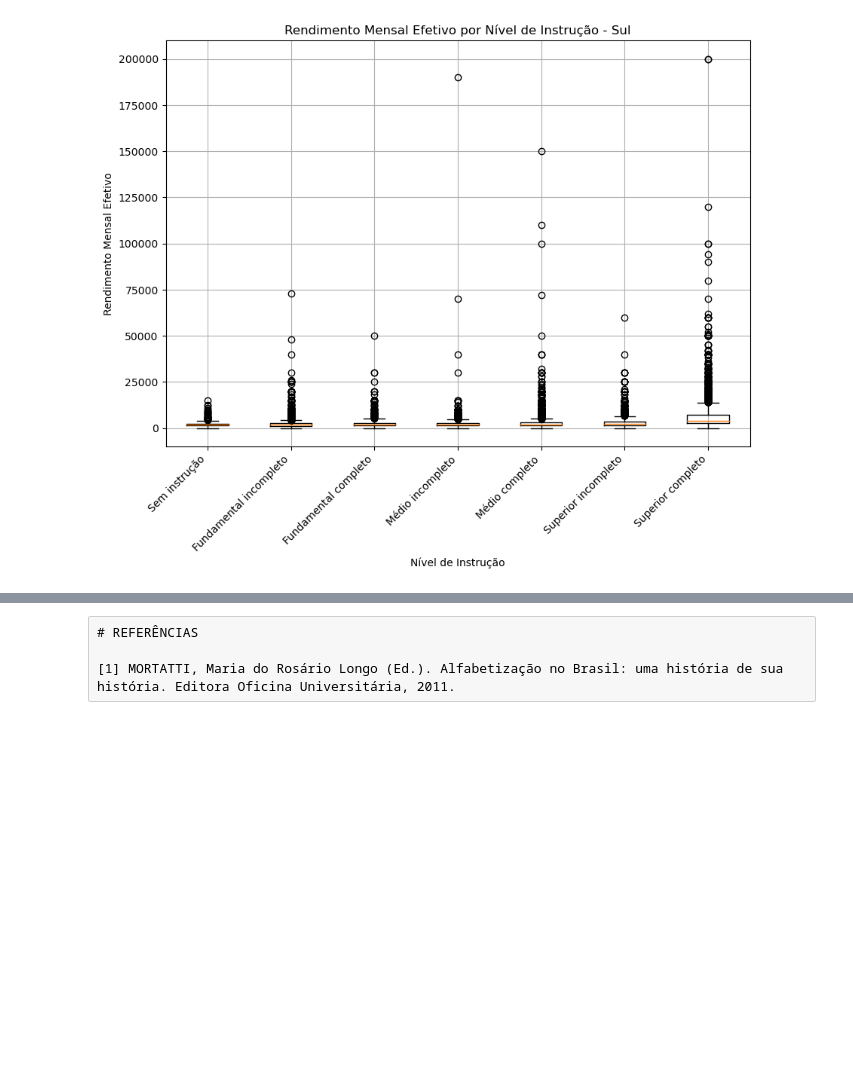
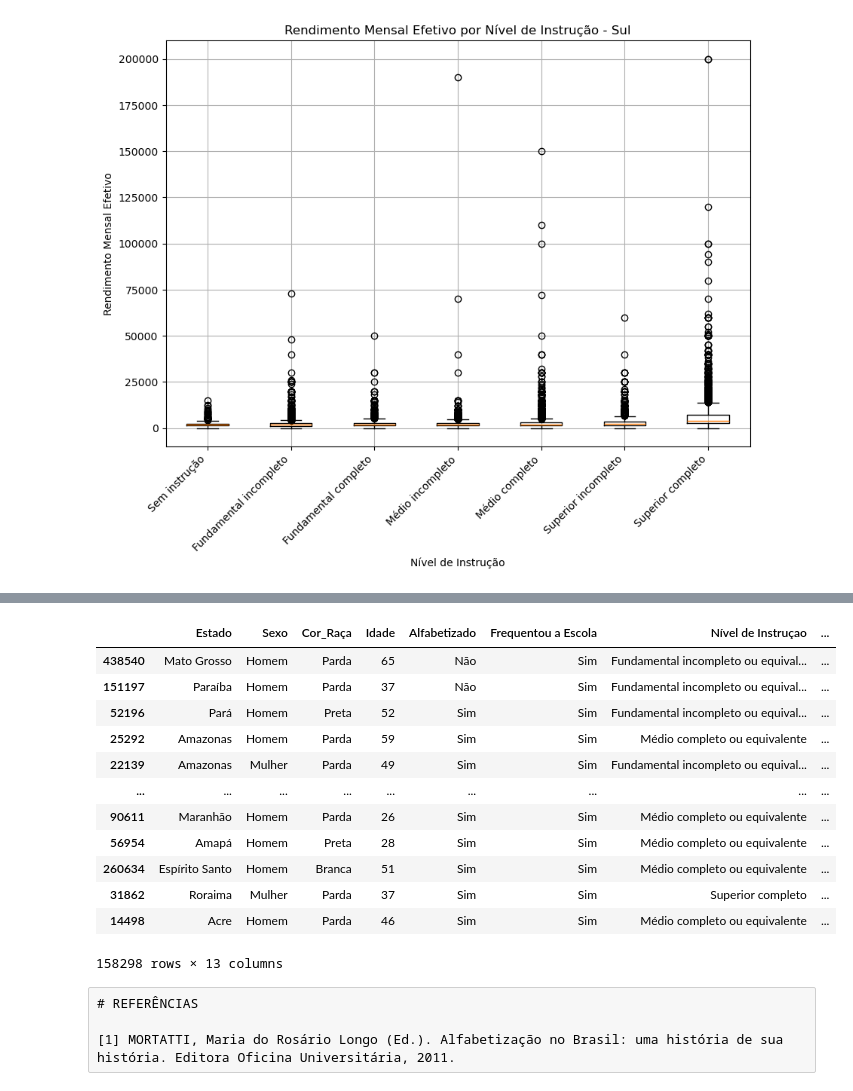
Before and after one commit to Dnimf/cdadosp3, a Jupyter notebook: Projeto_3 (2).ipynb, the cells around one changed output, grey strips where cells are left out. Saved outputs shown, nothing was run; the diff lists cells and outputs as text; code cells hidden in the pictures; blank space fills up the shorter version.

```diff
--- a/Projeto_3 (2).ipynb
+++ b/Projeto_3 (2).ipynb
@@ -515,3 +536,19 @@ plt.show()
+# %%
+dados_colunas_treino
+# %% [output]
+|  | Estado | Sexo | Cor_Raça | Idade | Alfabetizado | Frequentou a Escola | Nível de Instruçao | ... |
+| 438540 | Mato Grosso | Homem | Parda | 65 | Não | Sim | Fundamental incompleto ou equival... | ... |
+| 151197 | Paraíba | Homem | Parda | 37 | Não | Sim | Fundamental incompleto ou equival... | ... |
+| 52196 | Pará | Homem | Preta | 52 | Sim | Sim | Fundamental incompleto ou equival... | ... |
+| 25292 | Amazonas | Homem | Parda | 59 | Sim | Sim | Médio completo ou equivalente | ... |
+| 22139 | Amazonas | Mulher | Parda | 49 | Sim | Sim | Fundamental incompleto ou equival... | ... |
+| ... | ... | ... | ... | ... | ... | ... | ... | ... |
+| 90611 | Maranhão | Homem | Parda | 26 | Sim | Sim | Médio completo ou equivalente | ... |
+| 56954 | Amapá | Homem | Preta | 28 | Sim | Sim | Médio completo ou equivalente | ... |
+| 260634 | Espírito Santo | Homem | Branca | 51 | Sim | Sim | Médio completo ou equivalente | ... |
+| 31862 | Roraima | Mulher | Parda | 37 | Sim | Sim | Superior completo | ... |
+| 14498 | Acre | Homem | Parda | 46 | Sim | Sim | Médio completo ou equivalente | ... |
+158298 rows × 13 columns
 # %% [raw]
 # REFERÊNCIAS
 
```
Also changed, not shown: parts of 1 cell of this notebook.
